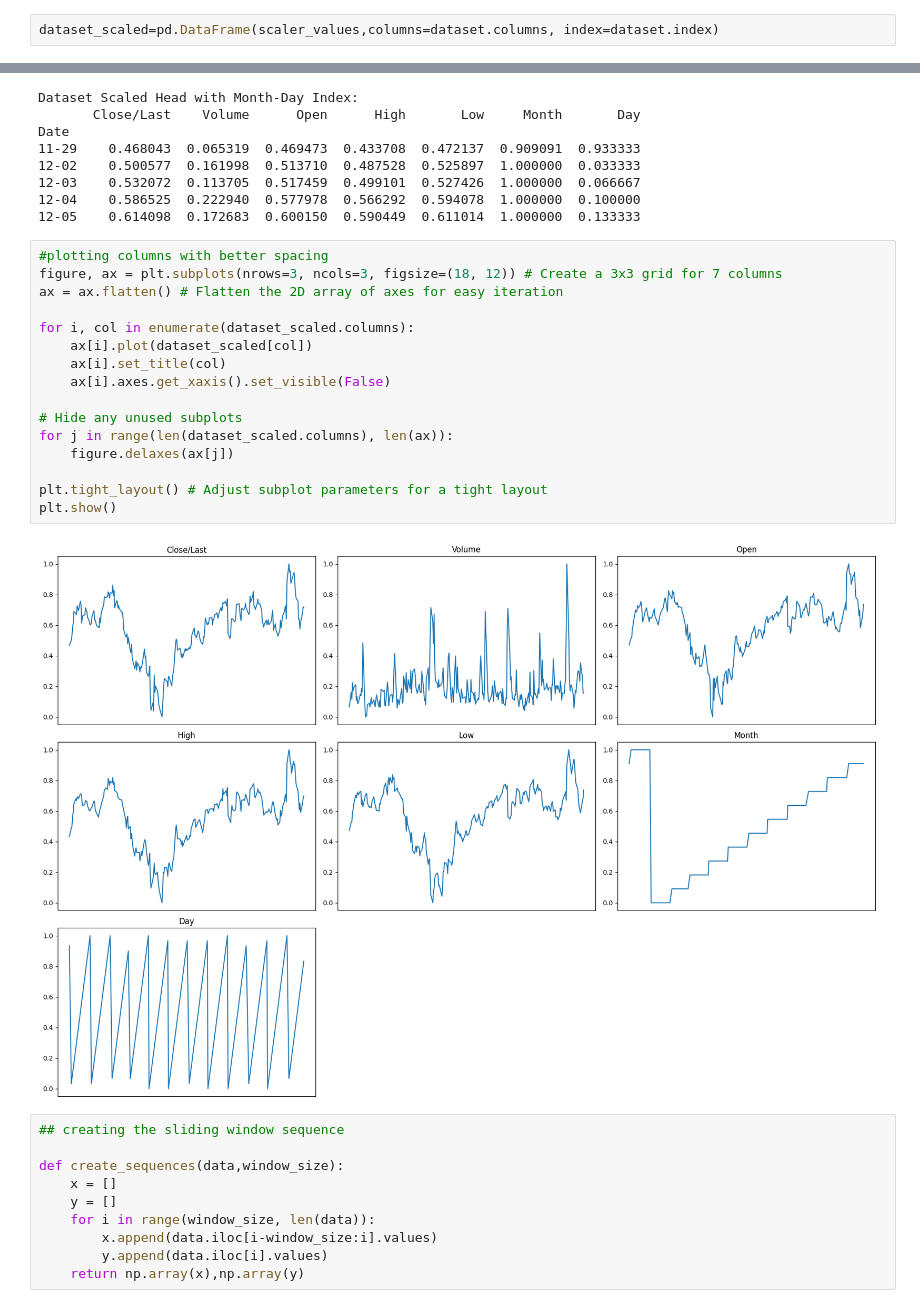
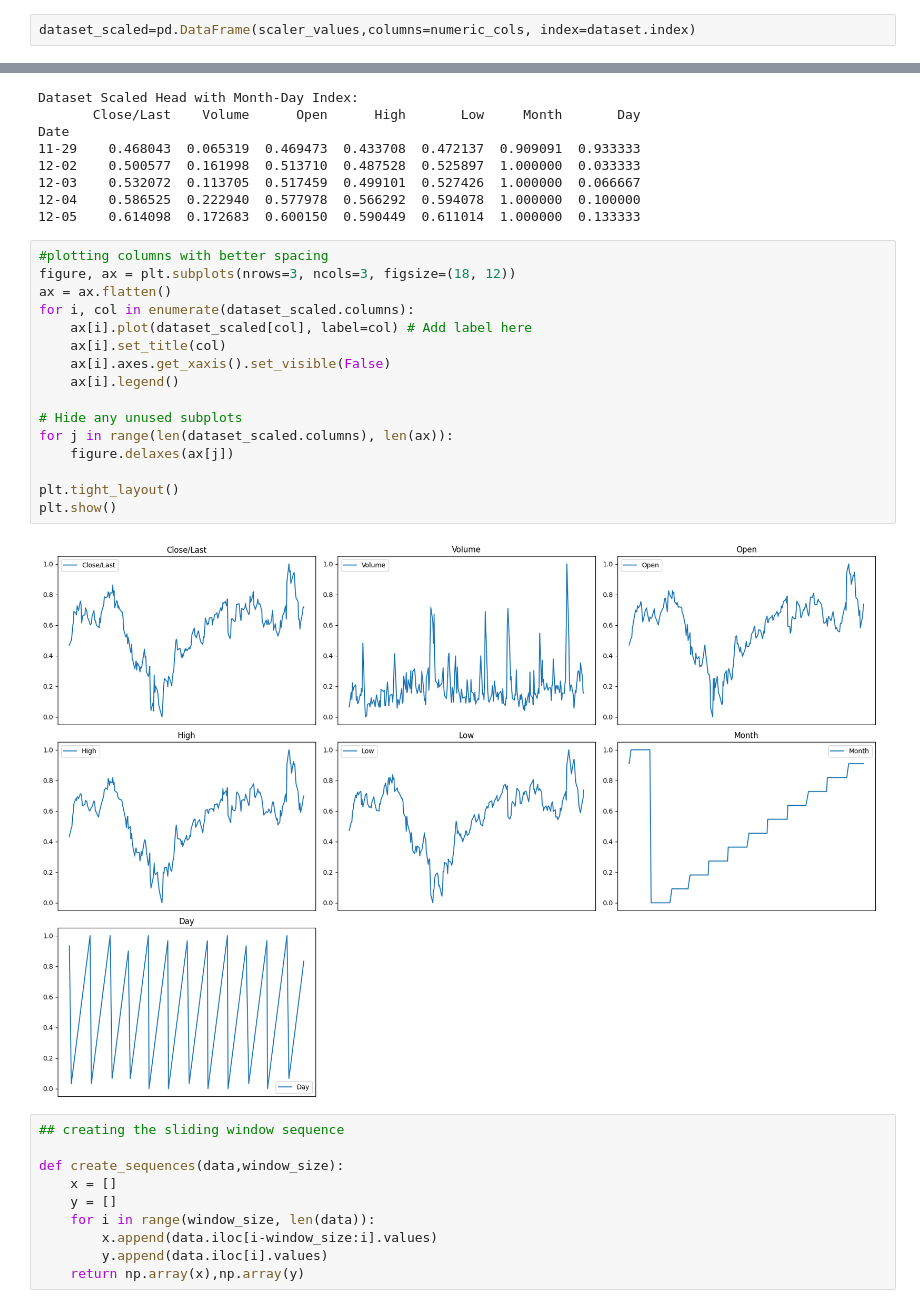
Before and after one commit to meghana2343/ADS-Project, a Jupyter notebook: stockprediction.ipynb, the cells around one changed output, grey strips where cells are left out. Drawn from its saved outputs; the diff is of its cells as text.

```diff
--- a/stockprediction.ipynb
+++ b/stockprediction.ipynb
@@ -199,7 +199,7 @@ array([[0.46804338, 0.06531907, 0.46947301, ..., 0.47213724, 0.90909091,
        [0.7134287 , 0.15522307, 0.73628963, ..., 0.73634178, 0.90909091,
         0.83333333]])
 # %%
-dataset_scaled=pd.DataFrame(scaler_values,columns=dataset.columns, index=dataset.index)
+dataset_scaled=pd.DataFrame(scaler_values,columns=numeric_cols, index=dataset.index)
 # %%
 # Display dataset_scaled.head() with index formatted as MM-DD
 print("Dataset Scaled Head with Month-Day Index:")
@@ -217,22 +217,22 @@ Date
 12-05    0.614098  0.172683  0.600150  0.590449  0.611014  1.000000  0.133333
 # %%
 #plotting columns with better spacing
-figure, ax = plt.subplots(nrows=3, ncols=3, figsize=(18, 12)) # Create a 3x3 grid for 7 columns
-ax = ax.flatten() # Flatten the 2D array of axes for easy iteration
-
+figure, ax = plt.subplots(nrows=3, ncols=3, figsize=(18, 12))
+ax = ax.flatten()
 for i, col in enumerate(dataset_scaled.columns):
-    ax[i].plot(dataset_scaled[col])
+    ax[i].plot(dataset_scaled[col], label=col) # Add label here
     ax[i].set_title(col)
     ax[i].axes.get_xaxis().set_visible(False)
+    ax[i].legend()
 
 # Hide any unused subplots
 for j in range(len(dataset_scaled.columns), len(ax)):
     figure.delaxes(ax[j])
 
-plt.tight_layout() # Adjust subplot parameters for a tight layout
+plt.tight_layout()
 plt.show()
 # %% [output]
-[figure, old version]
+[figure, new version]
 # %%
 ## creating the sliding window sequence
 
```
Also changed, not shown: parts of 12 cells of this notebook.
